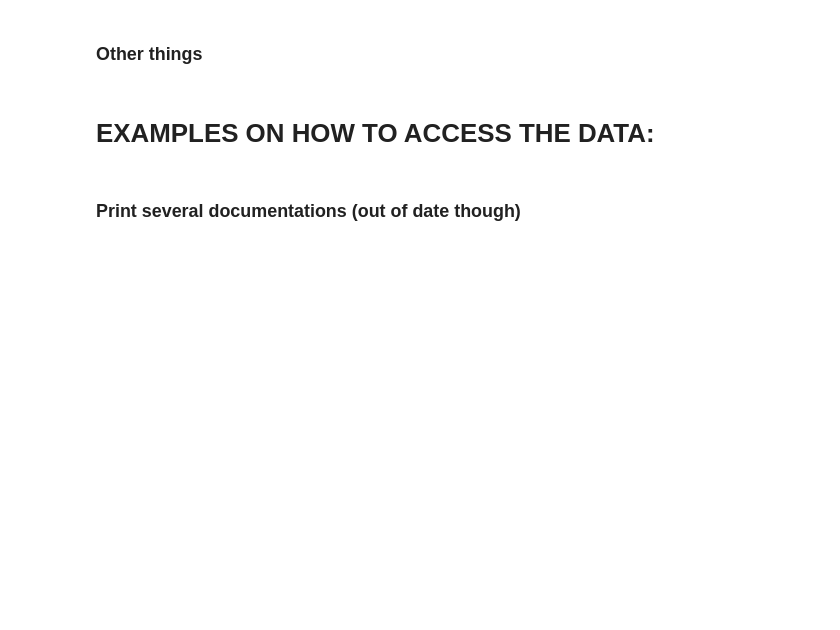
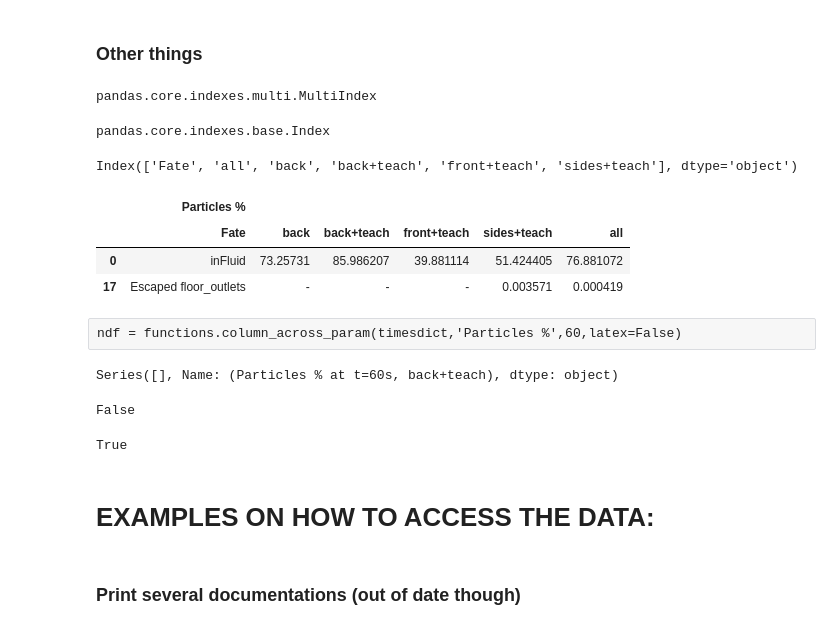
Before and after one commit to socrates-ferna/fluentdpm-posproc, a Jupyter notebook: analysis.ipynb, the cells around one changed output. Drawn from its saved outputs; the diff is of its cells as text; code cells hidden in the pictures; blank space fills up the shorter version.

```diff
--- a/analysis.ipynb
+++ b/analysis.ipynb
@@ -273,0 +264,52 @@ timesdict['front+teach'].index
+# %%
+df = timesdict['back+teach'].loc[60]
+col = 'Particles %'
+instant = 60
+matrix = np.empty((len(fates),len(list(timesdict.keys()))))
+#print(matrix)
+result = [df[col].loc[df.Fate == x].iloc[0] if (df.Fate == x).any() else np.nan for x in fates]
+# %%
+k = list(resultdict.keys())
+    level = [col+' at t='+str(instant)+'s'] * len(k)
+    tuples = zip(level,k)
+    index = pd.MultiIndex.from_tuples(tuples,names=["Value","Case"])
+    array = [np.array(level),np.array(k)]
+
+    df = pd.DataFrame(columns=index)
+# %%
+def colacrossparam(resultdict,instant,col='Particles %',to_latex=False):
+    fates = pd.Series(dtype='string')
+    k = list(resultdict.keys())
+    k.insert(0,'Fate')
+    level = [col] * len(k)
+    tuples = zip(level,k)
+    index = pd.MultiIndex.from_tuples(tuples)
+    resultdf = pd.DataFrame(columns=index)
+    idx = pd.IndexSlice
+    #print(resultdf)
+    for key,df in resultdict.items():
+        fates = fates.append(df.loc[instant,'Fate'],ignore_index=True)
+        fates = fates.drop_duplicates()
+    fates.reset_index(drop=True,inplace=True)
+    #print(fates)
+    for key,df in resultdict.items():
+        dfinst = df.loc[instant]
+        result = [dfinst[col].loc[dfinst.Fate == x].iloc[0] if (dfinst.Fate == x).any() else '-' for x in fates]
+        resultdf.loc[:,idx[col,key]] = result
+    resultdf.loc[:,idx[col,'Fate']] = fates
+    return resultdf
+# %%
+resdf = colacrossparam(timesdict,60)
+#resdf.to_latex(buf='prueba',float_format="f{:0.2f}".format,index=False)
+# %%
+type(resdf.columns)
+# %% [output]
+pandas.core.indexes.multi.MultiIndex
+# %%
+type(timesdict['back'].columns)
+# %% [output]
+pandas.core.indexes.base.Index
+# %%
+resdf.columns.levels[1]
+# %% [output]
+Index(['Fate', 'all', 'back', 'back+teach', 'front+teach', 'sides+teach'], dtype='object')
@@ -273,0 +318,9 @@ timesdict['front+teach'].index
+# %%
+resdf[~resdf.loc[:,idx[:,'Fate']].squeeze().str.contains('Trapped')]
+# %% [output]
+|  | Particles % |  |  |  |  |  |
+|  | Fate | back | back+teach | front+teach | sides+teach | all |
+| 0 | inFluid | 73.25731 | 85.986207 | 39.881114 | 51.424405 | 76.881072 |
+| 17 | Escaped floor_outlets | - | - | - | 0.003571 | 0.000419 |
+# %% [raw]
+ndf = functions.column_across_param(timesdict,'Particles %',60,latex=False)
@@ -273,0 +329,12 @@ timesdict['front+teach'].index
+# %%
+ndf.loc[:,idx['Particles % at t=60s','back+teach']]
+# %% [output]
+Series([], Name: (Particles % at t=60s, back+teach), dtype: object)
+# %%
+'inFluid' in df.Fate[:]
+# %% [output]
+False
+# %%
+(df.Fate == 'inFluid').any()
+# %% [output]
+True
```
Also changed, not shown: parts of 22 cells of this notebook, 1 other file.
